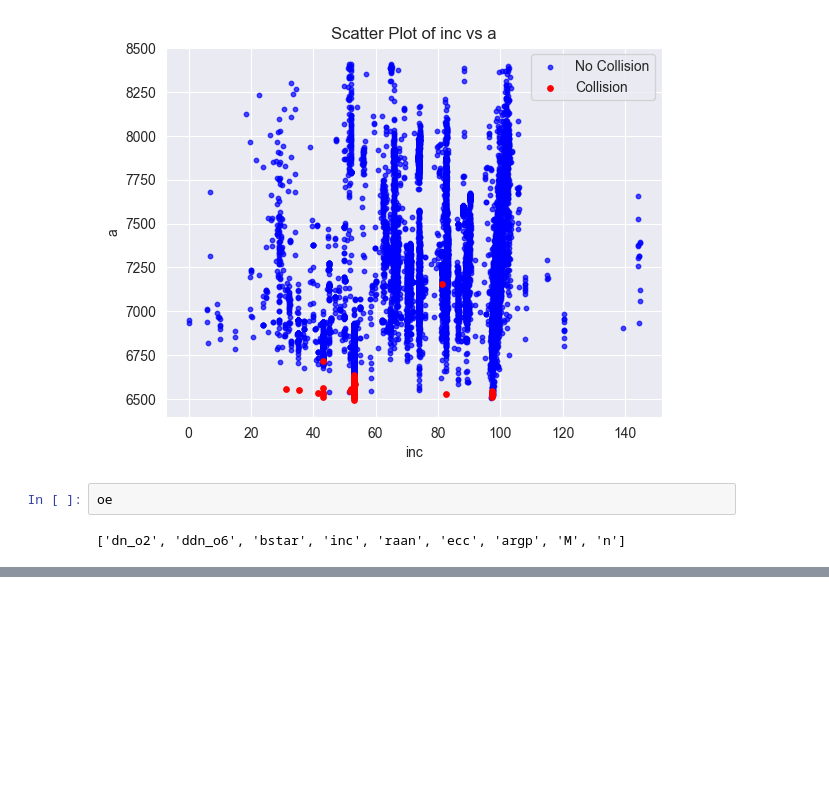
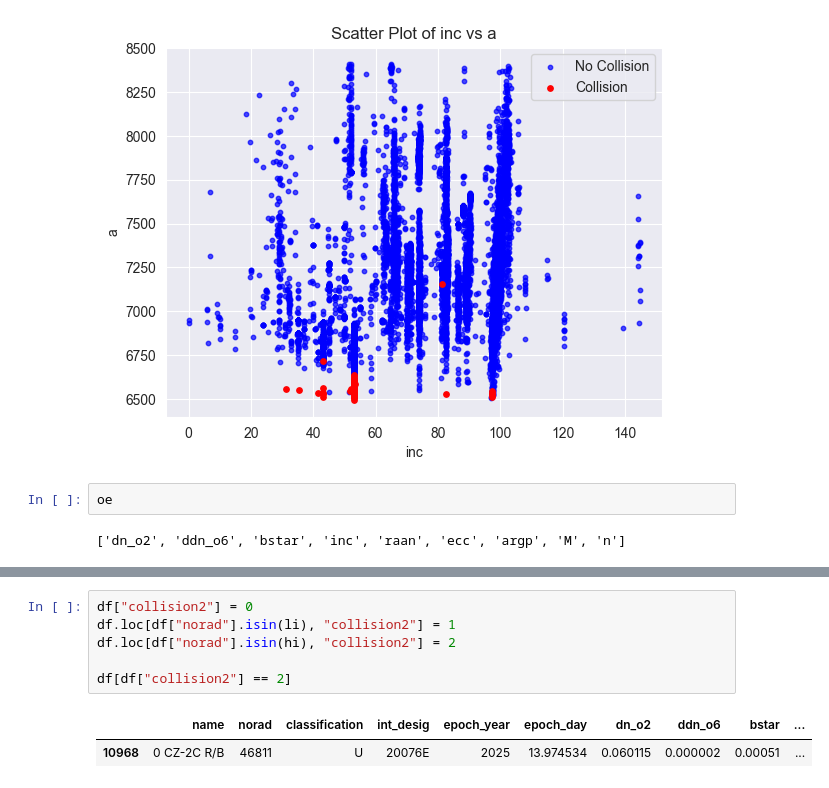
Before and after one commit to coleandreoli/SpaceDebrisCollisionPredictor, a Jupyter notebook: GetData.ipynb, the cells around one changed output, grey strips where cells are left out. Drawn from its saved outputs; the diff is of its cells as text; blank space fills up the shorter version.

```diff
--- a/GetData.ipynb
+++ b/GetData.ipynb
@@ -327,0 +346,9 @@ df_pred
+# %%
+df["collision2"] = 0
+df.loc[df["norad"].isin(li), "collision2"] = 1
+df.loc[df["norad"].isin(hi), "collision2"] = 2
+
+df[df["collision2"] == 2]
+# %% [output]
+|  | name | norad | classification | int_desig | epoch_year | epoch_day | dn_o2 | ddn_o6 | bstar | ... |
+| 10968 | 0 CZ-2C R/B | 46811 | U | 20076E | 2025 | 13.974534 | 0.060115 | 0.000002 | 0.00051 | ... |
```
Also changed, not shown: parts of 24 cells of this notebook, 5 other files.
